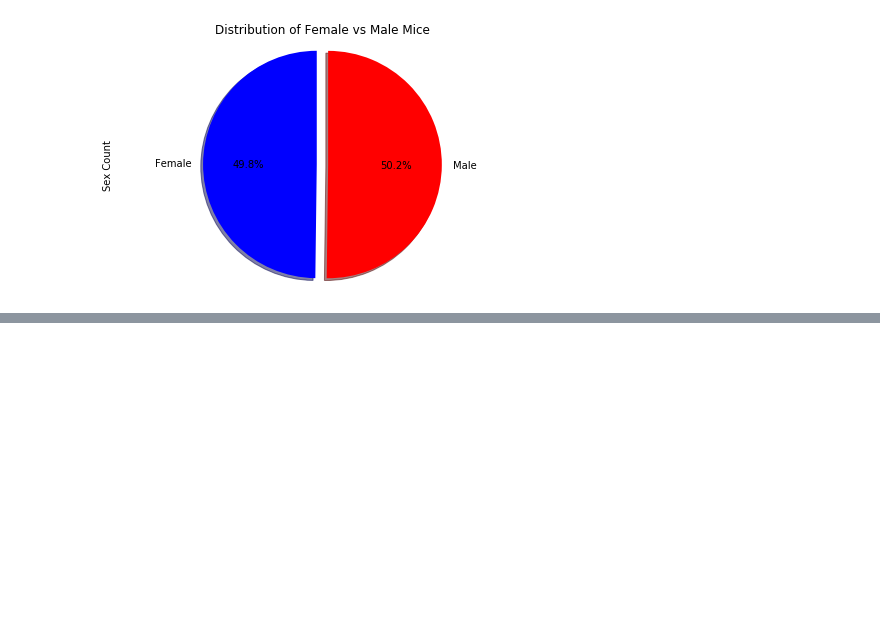
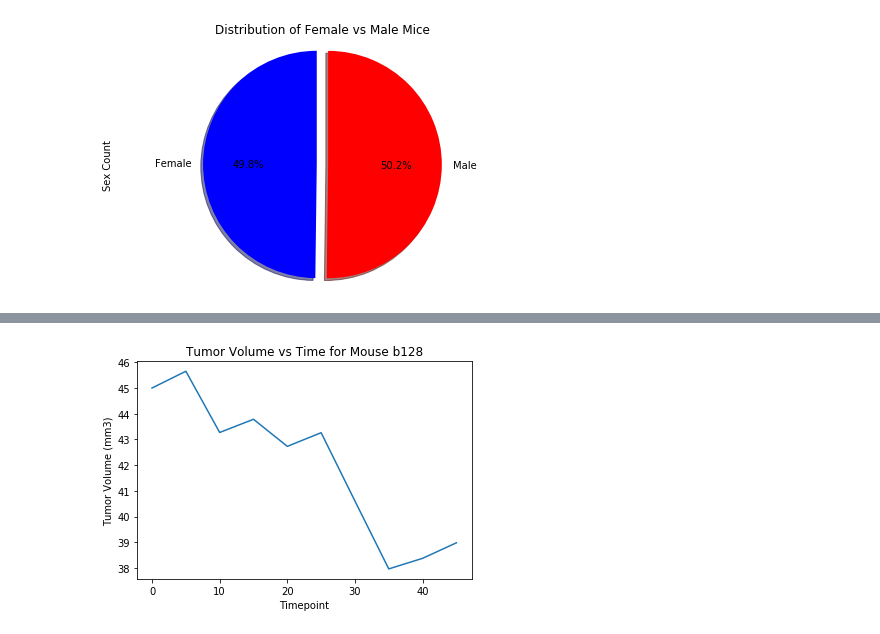
Before and after one commit to KotR9001/matplotlib-challenge, a Jupyter notebook: Pymaceuticals.ipynb, the cells around one changed output, grey strips where cells are left out. Cells and saved outputs as stored; diff of their text form; code cells hidden in the pictures; blank space fills up the shorter version.

```diff
--- a/Pymaceuticals.ipynb
+++ b/Pymaceuticals.ipynb
@@ -356,0 +383,16 @@ Ceftamin: N/A
+# %%
+# Generate a line plot of time point versus tumor volume for a mouse treated with Capomulin
+
+#Generate the Mouse b128 DataFrame
+b128_df = final_capomulin_reg_mouse_sort.loc[final_capomulin_reg_mouse_sort['Mouse ID']=='b128']
+b128_df = b128_df.sort_values(['Timepoint'])
+b128_df
+
+#Generate the Line Plot
+b128_line = plt.plot(b128_df['Timepoint'], b128_df['Tumor Volume (mm3)'])
+plt.title("Tumor Volume vs Time for Mouse b128")
+plt.xlabel('Timepoint')
+plt.ylabel('Tumor Volume (mm3)')
+plt.show()
+# %% [output]
+[figure, added]
```
Also changed, not shown: parts of 10 cells of this notebook.
